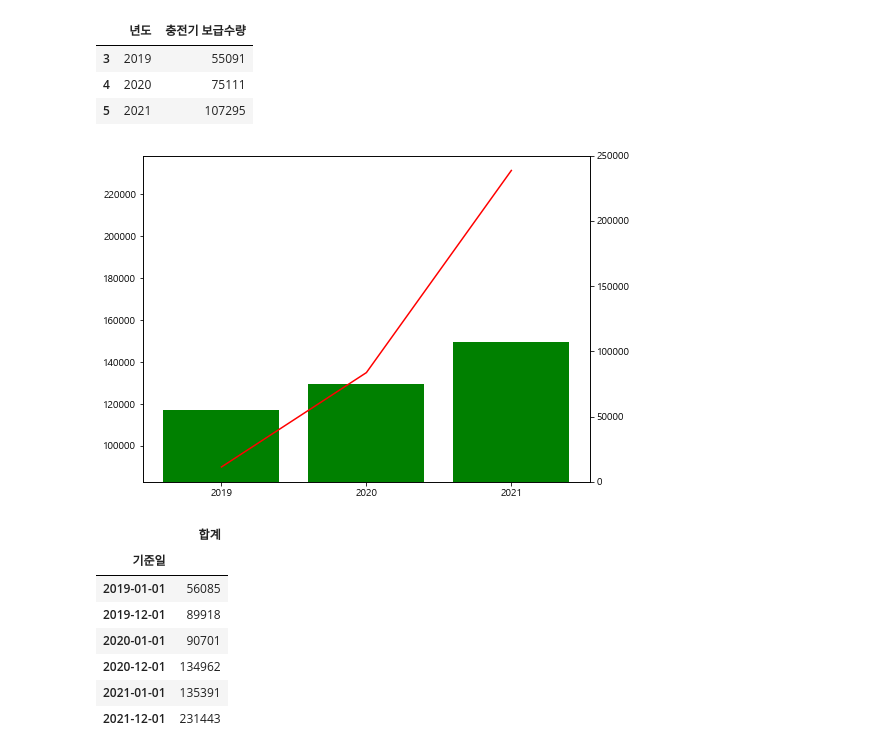
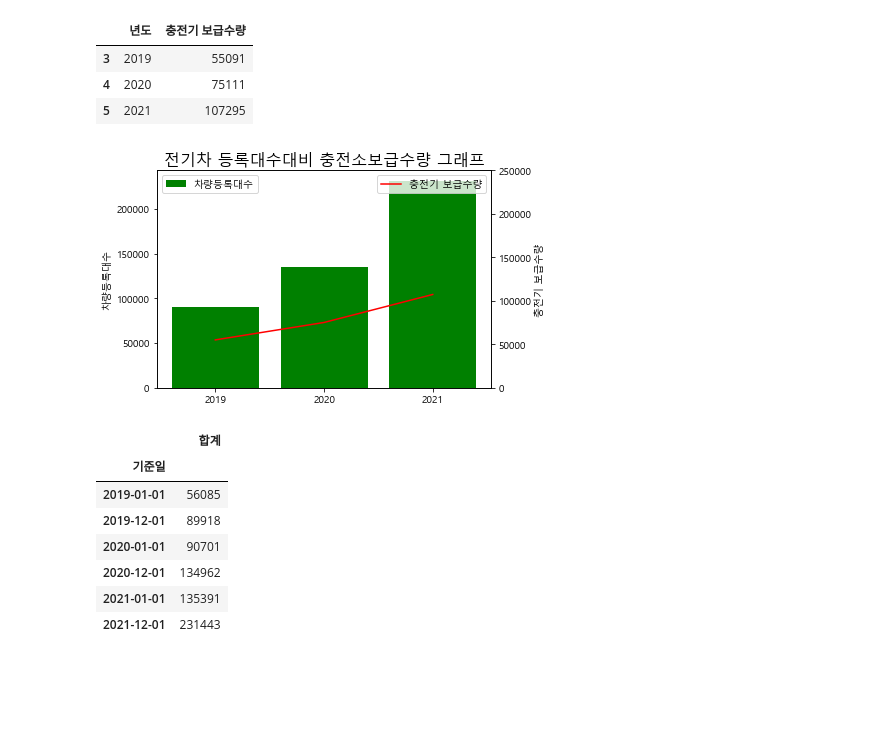
Before and after one commit to ParkMyoung-hun/AcornBigDataClass_Team3, a Jupyter notebook: myounghun/20221115_Intro.ipynb, the cells around one changed output. Saved outputs shown, nothing was run; the diff lists cells and outputs as text; code cells hidden in the pictures; blank space fills up the shorter version.

```diff
--- a/myounghun/20221115_Intro.ipynb
+++ b/myounghun/20221115_Intro.ipynb
@@ -159,20 +159,25 @@ EVcharge
 | 4 | 2020 | 75111 |
 | 5 | 2021 | 107295 |
 # %%
-fig = plt.figure(figsize=(8,6))
+fig = plt.figure(figsize=(6, 4))
 axes = fig.add_subplot(111)
 axes2 = axes.twinx()
 
-axes.plot(EVcar["기준일"],EVcar["합계"],color="red", label="bar")
-axes2.bar(EVcar["기준일"],EVcharge["충전기 보급수량"], color="green", label="plot")
+axes.bar(EVcar["기준일"],EVcar["합계"],color="green", label="차량등록대수")
+axes.set_ylabel("차량등록대수")
+
+axes2.plot(EVcar["기준일"],EVcharge["충전기 보급수량"], color="red", label="충전기 보급수량")
 plt.ylim([0, 250000])
+axes2.set_ylabel("충전기 보급수량")
 
-axes.set_zorder(axes2.get_zorder() + 10)
 axes.patch.set_visible(False)
 
+plt.title('전기차 등록대수대비 충전소보급수량 그래프', fontsize=16)
+axes.legend()
+plt.legend()
 plt.show()
 # %% [output]
-[figure, old version]
+[figure, new version]
 # %%
 # 증가율로 변경
 EVcar = pd.read_csv("C:/GitLabortary/AcornBigDataClass_Team3/data/Intro/한국전력공사_지역별 전기차 현황정보_20220429.csv")
```
Also changed, not shown: parts of 1 cell of this notebook, 2 other files.
